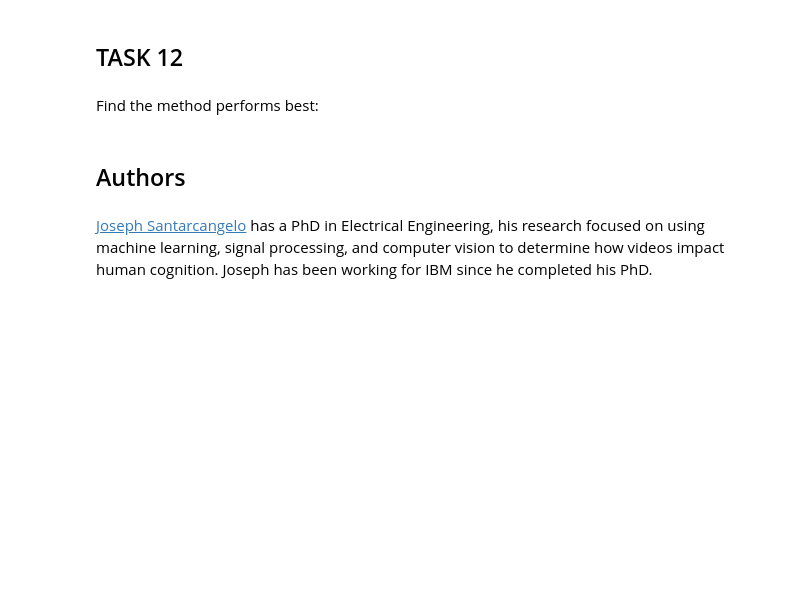
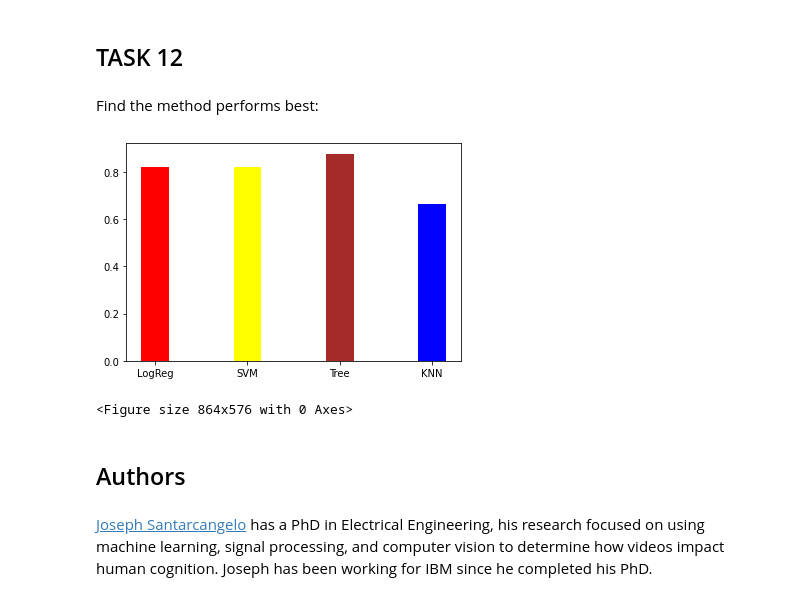
Before and after one commit to oogenesa/Capstone-IBM-DS-, a Jupyter notebook: SpaceX_Machine Learning Prediction_Part_5.ipynb, the cells around one changed output. Drawn from its saved outputs; the diff is of its cells as text; code cells hidden in the pictures; blank space fills up the shorter version.

```diff
--- a/SpaceX_Machine Learning Prediction_Part_5.ipynb
+++ b/SpaceX_Machine Learning Prediction_Part_5.ipynb
@@ -301,3 +355,7 @@ parameters = {'n_neighbors': [1, 2, 3, 4, 5, 6, 7, 8, 9, 10],
               'p': [1,2]}
 
 KNN = KNeighborsClassifier()
+# %%
+
+knn_cv = GridSearchCV(KNN, parameters, cv =10)
+knn_cv.fit(X_train, Y_train)
@@ -317,6 +395,16 @@ plot_confusion_matrix(Y_test,yhat)
 ## TASK  12
 # %% [markdown]
 Find the method performs best:
+# %%
+D = {'LogReg': logreg_cv.best_score_, 'SVM': svm_cv.best_score_, 'Tree':tree_cv.best_score_, 'KNN': knn_cv.best_score_}
+colors = ['red', 'yellow', 'brown', 'blue', 'orange']
+plt.bar(range(len(D)), list(D.values()), align='center', color = colors, width =0.3)
+plt.xticks(range(len(D)), list(D.keys()))
+plt.figure(figsize=(12, 8))
+plt.show()
+# %% [output]
+[figure, added]
+<Figure size 864x576 with 0 Axes>
 # %% [markdown]
 ## Authors
 # %% [markdown]
```
Also changed, not shown: parts of 18 cells of this notebook.
